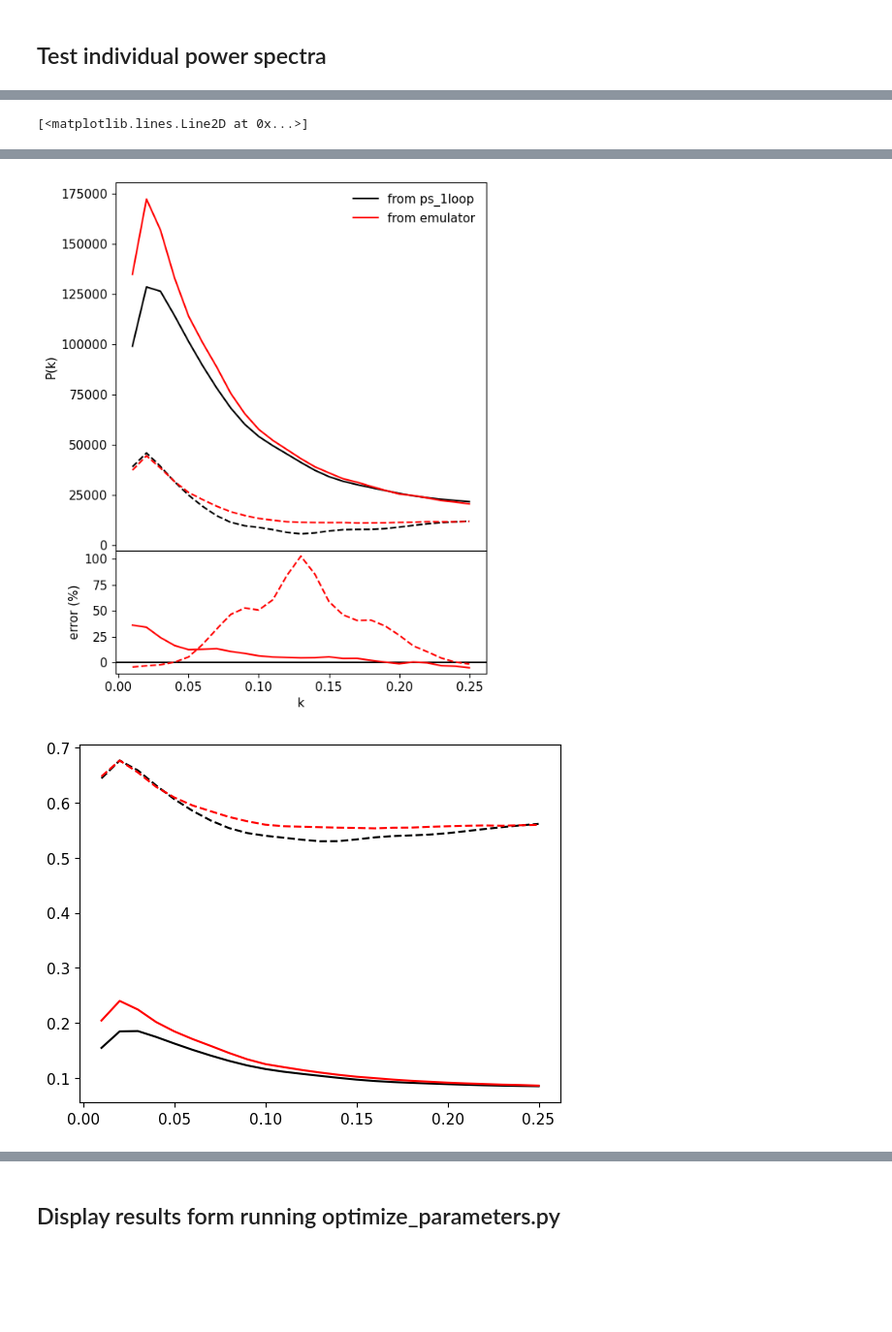
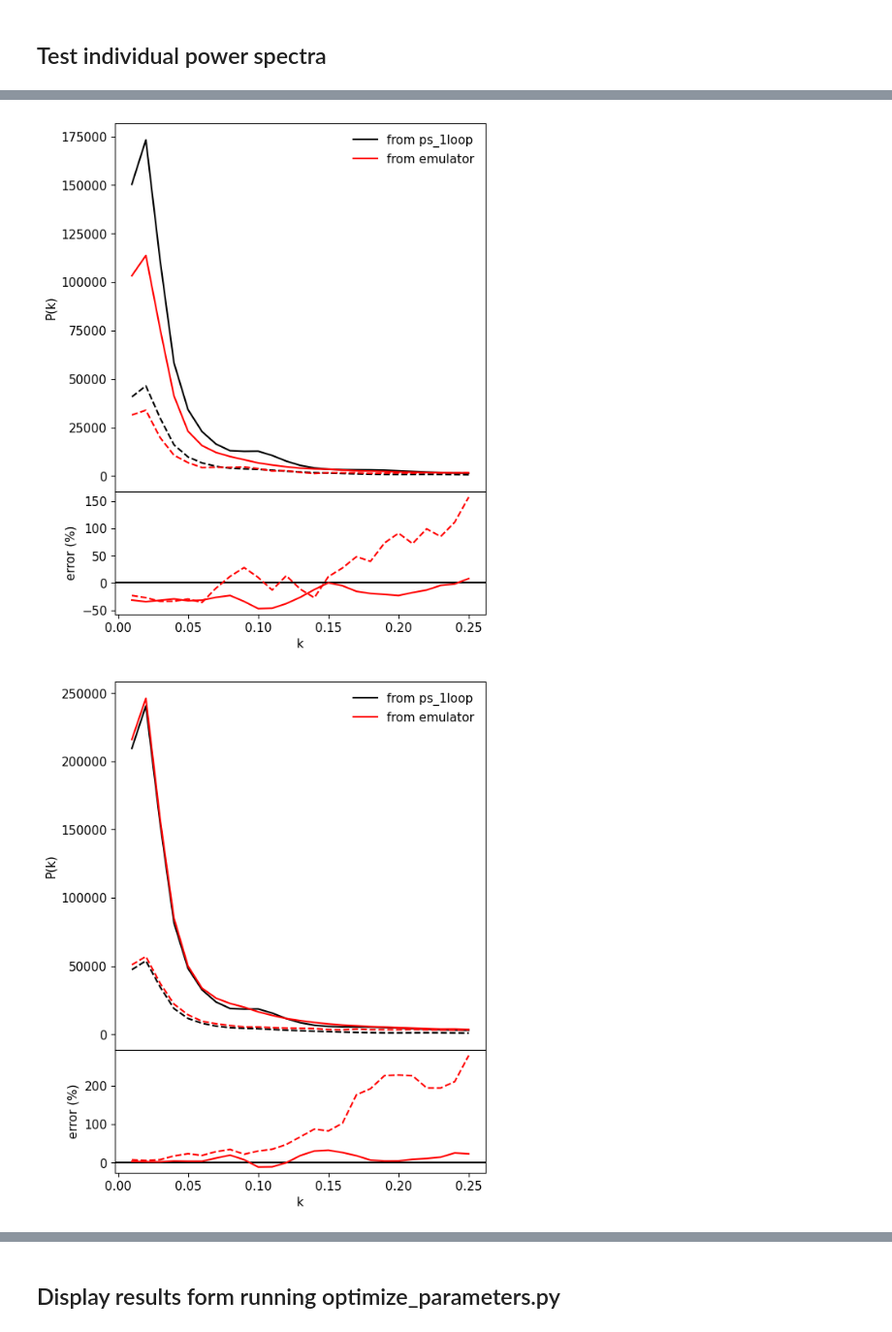
Before and after one commit to jadamo/spherex_emu, a Jupyter notebook: notebooks/Test-Network.ipynb, the cells around one changed output, grey strips where cells are left out. Shown at 97% size. Saved outputs shown, nothing was run; the diff lists cells and outputs as text; code cells hidden in the pictures; blank space fills up the shorter version.

```diff
--- a/notebooks/Test-Network.ipynb
+++ b/notebooks/Test-Network.ipynb
@@ -100,7 +101,7 @@ def plot_heatmap(params, data, label, extents, cmap, log_scale, median=False):
 # chi2 = np.sum(chi2_component)
 # %%
 # load the network
-emulator_dir = "/home/joeadamo/Research/SPHEREx/spherex_emu/emulators/mlp_multi_redshift/"
+emulator_dir = filepaths.base_dir+"/emulators/mlp_2_sample_2_redshift/"
 #config_file = "/home/joeadamo/Research/SPHEREx/spherex_emu/configs/network_pars_single_tracer_single_redshift.yaml"
 config_dict = load_config_file(emulator_dir+"config.yaml")
 k = np.linspace(0.01, 0.25, 25)
@@ -299,53 +267,47 @@ Median error per bin per multipole = [2.67%%, 3.32%]
 ## Test individual power spectra
 # %%
 idx = np.random.randint(len(test_data))
-idx = 997
+#idx = 997
 print(idx)
 
-pk_true = test_data.get_power_spectra(idx)
-#params = test_data[idx][0]
-params = test_data.get_repeat_params(i, emulator.num_zbins, emulator.num_samples)
+pk_true = test_data.get_power_spectra(idx).numpy()
+params = test_data[idx][0]
+#params = test_data.get_repeat_params(i, emulator.num_zbins, emulator.num_samples)
 print(params)
 
 pk_emu = emulator.get_power_spectra(params.detach().numpy())
+#pk_emu = emulator.model.forward(params.unsqueeze(0)).detach().numpy()[0]
 error = 100 * (pk_emu - pk_true) / pk_true
-loss = F.mse_loss(torch.from_numpy(pk_true), torch.from_numpy(pk_emu), reduction="sum")
-# chi2_emu = chi_squared(pk_emu)
-# chi2_true = chi_squared(pk_true)
+d_chi2 = delta_chi_squared(torch.from_numpy(pk_emu).unsqueeze(0),
+                           torch.from_numpy(pk_true), emulator.invcov)
 
-pk_raw = test_data[idx][1].view(emulator.num_zbins, 1, 2, len(k)).detach()
-pk_emu_raw = emulator.model.forward(params)
-pk_emu_raw = pk_emu_raw.view(emulator.num_zbins, 1, 2, len(k)).detach()
-raw_loss = F.mse_loss(pk_emu_raw.flatten(), pk_raw.flatten(), reduction="sum")
-
-print("Raw loss = {:0.3e}, true loss = {:0.3e}".format(raw_loss, loss))
 print("Average error per bin = {:0.2f}%".format(np.mean(abs(error))))
-#print("Difference in chi2 = {:0.2f}%".format(100*(chi2_pred - chi2_true) / chi2_true))
-print(pk_emu_raw.shape)
+print("Delta chi2 = {:0.2f}".format(d_chi2))
 
 for z in range(emulator.num_zbins):
-    fig, axs = plt.subplots(2, 1, figsize=(6, 8), sharex=True, gridspec_kw={'height_ratios': [3, 1]})
-    axs[0].plot(k, pk_true[z,0,0,:], c="black", label="from ps_1loop")
-    axs[0].plot(k, pk_emu[z,0,0,:], c="red", label="from emulator")
-    #axs[0].plot(k, data_vector[:25], c="blue", label="data vector")
-    axs[0].plot(k, pk_true[z,0,1,:], c="black", ls="--")
-    axs[0].plot(k, pk_emu[z,0,1,:], c="red", ls="--")
-    #axs[0].plot(k, data_vector[25:], c="blue", ls="--")
-    axs[1].axhline(0, c="black")
-    axs[1].plot(k, error[z,0,0,:], c="red")
-    axs[1].plot(k, error[z,0,1,:], c="red", ls="--")
+    for s in range(emulator.num_spectra):
+        fig, axs = plt.subplots(2, 1, figsize=(6, 8), sharex=True, gridspec_kw={'height_ratios': [3, 1]})
+        axs[0].plot(k, pk_true[z,s,0,:], c="black", label="from ps_1loop")
+        axs[0].plot(k, pk_emu[z,s,0,:], c="red", label="from emulator")
+        #axs[0].plot(k, data_vector[:25], c="blue", label="data vector")
+        axs[0].plot(k, pk_true[z,s,1,:], c="black", ls="--")
+        axs[0].plot(k, pk_emu[z,s,1,:], c="red", ls="--")
+        #axs[0].plot(k, data_vector[25:], c="blue", ls="--")
+        axs[1].axhline(0, c="black")
+        axs[1].plot(k, error[z,s,0,:], c="red")
+        axs[1].plot(k, error[z,s,1,:], c="red", ls="--")
 
-    axs[1].set_xlabel("k")
-    axs[0].set_ylabel("P(k)")
-    axs[1].set_ylabel("error (%)")
-    axs[0].legend()
-    fig.subplots_adjust(hspace=0)
+        axs[1].set_xlabel("k")
+        axs[0].set_ylabel("P(k)")
+        axs[1].set_ylabel("error (%)")
+        axs[0].legend()
+        fig.subplots_adjust(hspace=0)
 
-plt.figure()
-plt.plot(k, pk_raw[0,0,0,:], c="black", label="from ps_1loop")
-#plt.plot(k, pk_raw[1,0,0,:], c="black", label="from ps_1loop")
-plt.plot(k, pk_emu_raw[0,0,0,:], c="red", label="from emulator")
-plt.plot(k, pk_raw[0,0,1,:], c="black", ls="--")
-#plt.plot(k, pk_raw[1,0,1,:], c="black", ls="--")
-plt.plot(k, pk_emu_raw[0,0,1,:], c="red", ls="--")
+# plt.figure()
+# plt.plot(k, pk_raw[0,0,0,:], c="black", label="from ps_1loop")
+# #plt.plot(k, pk_raw[1,0,0,:], c="black", label="from ps_1loop")
+# plt.plot(k, pk_emu_raw[0,0,0,:], c="red", label="from emulator")
+# plt.plot(k, pk_raw[0,0,1,:], c="black", ls="--")
+# #plt.plot(k, pk_raw[1,0,1,:], c="black", ls="--")
+# plt.plot(k, pk_emu_raw[0,0,1,:], c="red", ls="--")
 # %% [output]
@@ -359 +318,0 @@ torch.Size([2, 1, 2, 25])
-[<matplotlib.lines.Line2D at 0x...>]
@@ -361,2 +320,2 @@ torch.Size([2, 1, 2, 25])
-[figure, old version]
+[figure, new version]
-[figure, old version]
+[figure, new version]
```
Also changed, not shown: parts of 15 cells of this notebook, 17 other files.
